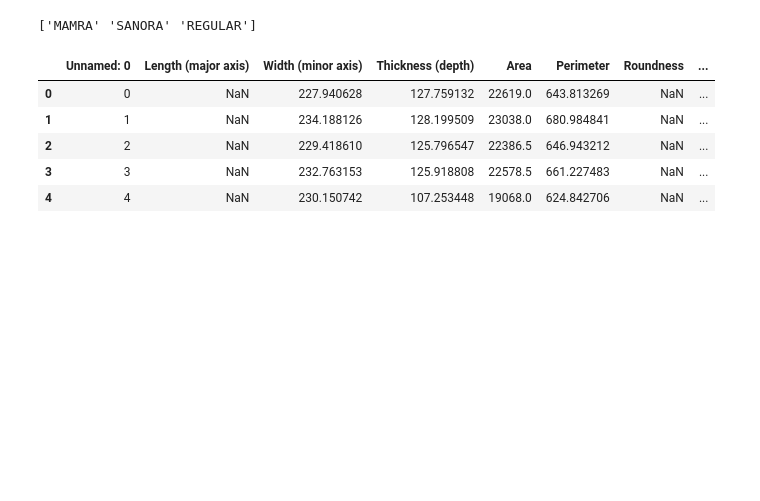
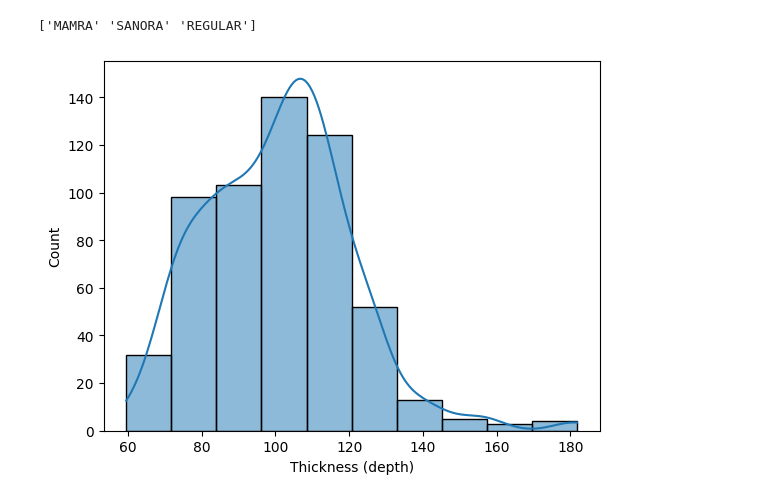
Before and after one commit to tarbazi/COS-711-Assignment-2, a Jupyter notebook: src/Almonds_Classifier.ipynb, the cells around one changed output. Cells and saved outputs as stored; diff of their text form; code cells hidden in the pictures; blank space fills up the shorter version.

```diff
--- a/src/Almonds_Classifier.ipynb
+++ b/src/Almonds_Classifier.ipynb
@@ -14,17 +14,12 @@ print(myData["Type"].unique())
 # %%
 MAMRA = myData[myData["Type"] == "MAMRA"]
 
 MAMRA.head()
 
-sns.histplot(MAMRA["Area"], bins = 10, kde = True)
+sns.histplot(MAMRA["Thickness (depth)"], bins = 10, kde = True)
 plt.show()
 # %% [output]
-|  | Unnamed: 0 | Length (major axis) | Width (minor axis) | Thickness (depth) | Area | Perimeter | Roundness | ... |
-| 0 | 0 | NaN | 227.940628 | 127.759132 | 22619.0 | 643.813269 | NaN | ... |
-| 1 | 1 | NaN | 234.188126 | 128.199509 | 23038.0 | 680.984841 | NaN | ... |
-| 2 | 2 | NaN | 229.418610 | 125.796547 | 22386.5 | 646.943212 | NaN | ... |
-| 3 | 3 | NaN | 232.763153 | 125.918808 | 22578.5 | 661.227483 | NaN | ... |
-| 4 | 4 | NaN | 230.150742 | 107.253448 | 19068.0 | 624.842706 | NaN | ... |
+[figure, added]
 # %%
 SANORA = myData[myData["Type"] == "SANORA"]
 
```
Also changed, not shown: parts of 3 cells of this notebook, 1 other file.
